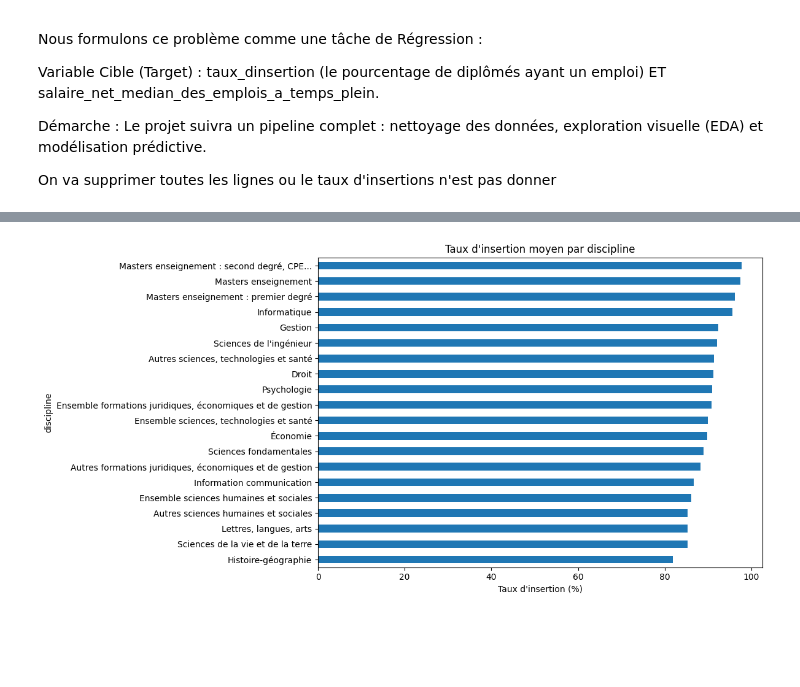
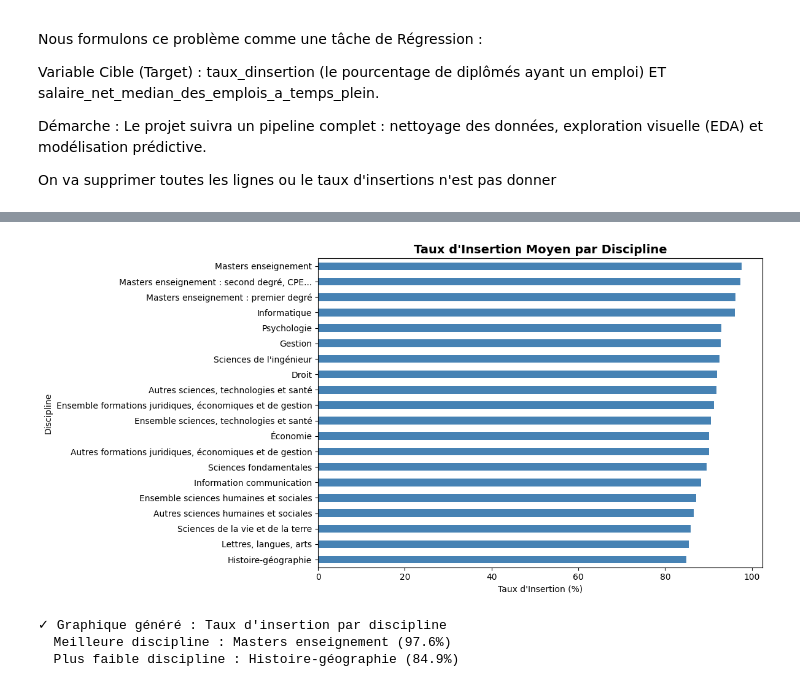
Before and after one commit to mattmathbg/Projet_ML, a Jupyter notebook: Projet.ipynb, the cells around one changed output, grey strips where cells are left out. Saved outputs shown, nothing was run; the diff lists cells and outputs as text; code cells hidden in the pictures; blank space fills up the shorter version.

```diff
--- a/Projet.ipynb
+++ b/Projet.ipynb
@@ -122,29 +233,37 @@ for col in colonnes_numeriques:
 # %%
-# Liste des colonnes numériques pour le traitement des outliers
+# ============================================================================
+# SECTION 5 : DÉTECTION ET SUPPRESSION DES OUTLIERS (Méthode IQR)
+# ============================================================================
+
+print("\n" + "="*70)
+print("DÉTECTION ET SUPPRESSION DES OUTLIERS (IQR)")
+print("="*70)
+
 colonnes_numeriques = [
-    "nombre_de_reponses", "taux_de_reponse", "poids_de_la_discipline", "taux_dinsertion",
+    "nombre_de_reponses", "poids_de_la_discipline", "taux_dinsertion",
     "emplois_cadre_ou_professions_intermediaires", "emplois_stables", "emplois_a_temps_plein",
     "salaire_net_median_des_emplois_a_temps_plein", "salaire_brut_annuel_estime",
     "de_diplomes_boursiers", "taux_de_chomage_regional", "salaire_net_mensuel_median_regional",
     "emplois_cadre", "emplois_exterieurs_a_la_region_de_luniversite", "femmes",
     "salaire_net_mensuel_regional_1er_quartile", "salaire_net_mensuel_regional_3eme_quartile",
-    "annee"
 ]
 
-# Appliquer la méthode IQR pour détecter et supprimer les outliers
+rows_before_iqr = len(df_clean)
+
+# Appliquer la méthode IQR (facteur 3 pour être moins agressif)
 for col in colonnes_numeriques:
     if col in df_clean.columns:
-        # Calculer Q1, Q3, IQR
         Q1 = df_clean[col].quantile(0.25)
         Q3 = df_clean[col].quantile(0.75)
         IQR = Q3 - Q1
 
-        # Bornes pour les outliers (facteur 1.5 standard, mais ici 5 comme demandé)
-        borne_basse = Q1 - 5 * IQR
-        borne_haute = Q3 + 5 * IQR
+        borne_basse = Q1 - 3 * IQR
+        borne_haute = Q3 + 3 * IQR
 
-        # Filtrer les données
         df_clean = df_clean[(df_clean[col] >= borne_basse) & (df_clean[col] <= borne_haute)]
 
-print(f"Lignes après traitement des outliers : {len(df_clean)}")
+rows_removed_outliers = rows_before_iqr - len(df_clean)
+print(f"✓ Outliers détectés et supprimés : {rows_removed_outliers}")
+print(f"✓ Lignes après traitement des outliers : {len(df_clean)}")
+print("="*70)
 # %% [output]
@@ -356,13 +512,21 @@ situation: taux_dinsertion=0.232, salaire_net_median=0.163
 # %%
-# Taux d'insertion moyen par discipline
 plt.figure(figsize=(12, 6))
-df_clean.groupby('discipline')['taux_dinsertion'].mean().sort_values().plot(kind='barh')
-plt.title("Taux d'insertion moyen par discipline")
-plt.xlabel("Taux d'insertion (%)")
-plt.tight_layout()  # Pour éviter le chevauchement des labels
+discipline_avg = df_clean.groupby('discipline')['taux_dinsertion'].mean().sort_values()
+discipline_avg.plot(kind='barh', color='steelblue')
+plt.title("Taux d'Insertion Moyen par Discipline", fontsize=14, fontweight='bold')
+plt.xlabel("Taux d'Insertion (%)")
+plt.ylabel("Discipline")
+plt.tight_layout()
 plt.show()
+
+print(f"✓ Graphique généré : Taux d'insertion par discipline")
+print(f"  Meilleure discipline : {discipline_avg.idxmax()} ({discipline_avg.max():.1f}%)")
+print(f"  Plus faible discipline : {discipline_avg.idxmin()} ({discipline_avg.min():.1f}%)")
 # %% [output]
-[figure, old version]
+[figure, new version]
+✓ Graphique généré : Taux d'insertion par discipline
+  Meilleure discipline : Masters enseignement (97.6%)
+  Plus faible discipline : Histoire-géographie (84.9%)
 # %%
 plt.figure(figsize=(8, 5))
 sns.boxplot(x=df_clean['taux_dinsertion'])
```
Also changed, not shown: parts of 85 cells of this notebook, 3 other files.
